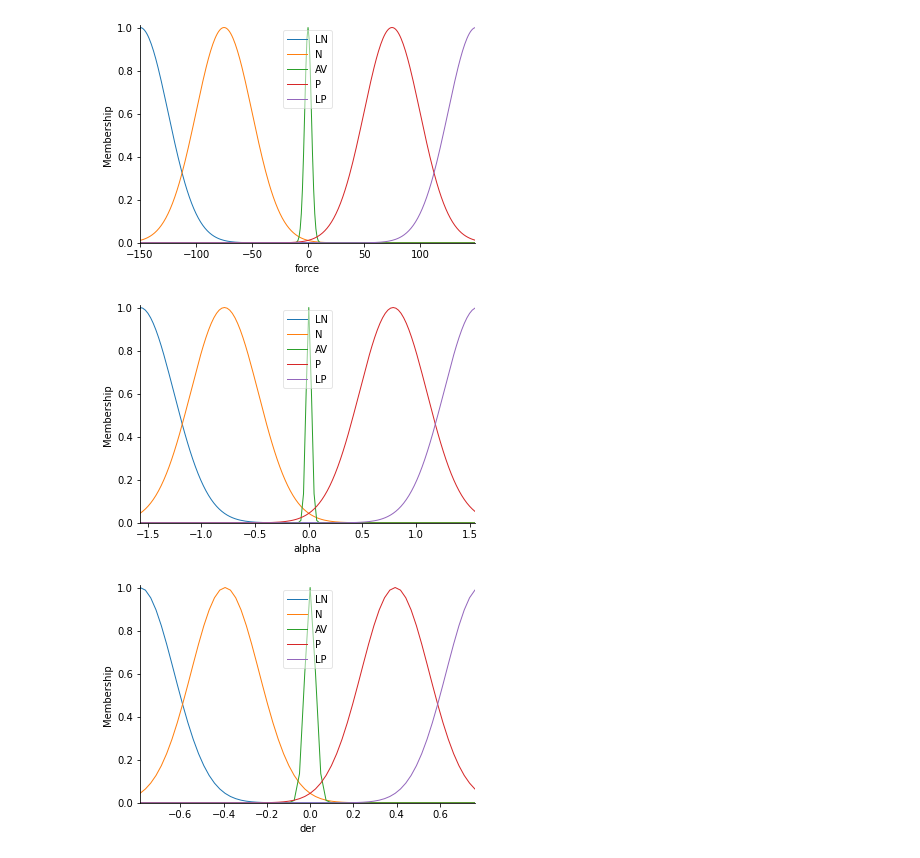
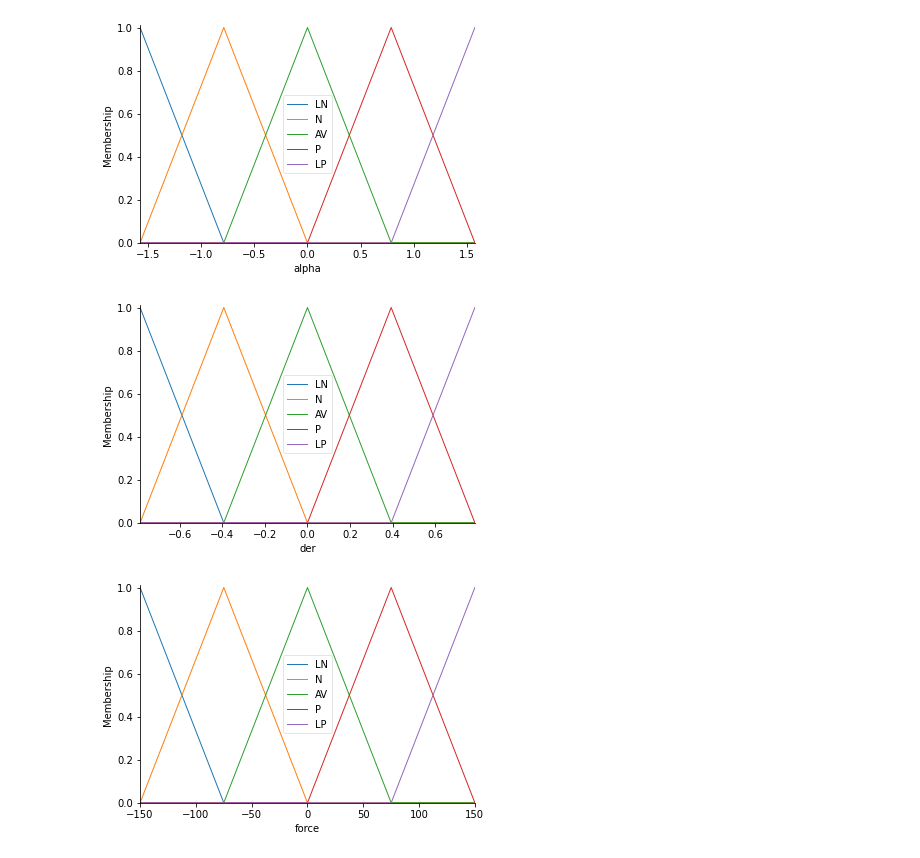
Before and after one commit to haviet12/Date_4_AI, a Jupyter notebook: con_lac_nguoc.ipynb, the cells around one changed output. Saved outputs shown, nothing was run; the diff lists cells and outputs as text; code cells hidden in the pictures.

```diff
--- a/con_lac_nguoc.ipynb
+++ b/con_lac_nguoc.ipynb
@@ -25,47 +25,51 @@ import matplotlib.pyplot as plt
 from mpl_toolkits.mplot3d import Axes3D
 from math import *
 # %%
-a= np.arange(-150,150,1)
-b= np.arange(-pi/2,pi/2,pi/128)
-c= np.arange(-pi/4,pi/4,pi/128)
-force =ctrl.Consequent( a,"force")
-alpha =ctrl.Antecedent(b,"alpha")
-der= ctrl.Antecedent(c,"der")
+alpha=np.linspace(-pi/2,pi/2,61)
+der=np.linspace(-pi/4,pi/4,61)
+force=np.linspace(-150,150,61)
+## tao cac bien dau vao
+force =ctrl.Consequent( force,"force")
+alpha =ctrl.Antecedent(alpha,"alpha")
+der= ctrl.Antecedent(der,"der")
 
 
-## Force
-force["LN"]= fuzz.gaussmf(a,-150,25 )
-# LN = fuzz.gaussmf(x,-150,25) ## gaussmf(x,a,c)
-force["N"]= fuzz.gaussmf(a,-75,25)
-force["AV"] = fuzz.gaussmf(a,0,3)
-force["P"]= fuzz.gaussmf(a,75,25)
-force["LP"]= fuzz.gaussmf(a,150,25)
-force.view()
-## Alpha
-alpha["LN"]=fuzz.gaussmf(b,-pi/2,pi/10)
-alpha["N"]=fuzz.gaussmf(b,-pi/4,pi/10)
-alpha["AV"]=fuzz.gaussmf(b,0,pi/128)
-alpha["P"]=fuzz.gaussmf(b,pi/4,pi/10)
-alpha["LP"]=fuzz.gaussmf(b,pi/2,pi/10)
-alpha.view()
+# ## Force
+# force["LN"]= fuzz.gaussmf(a,-150,25 )
+# # LN = fuzz.gaussmf(x,-150,25) ## gaussmf(x,a,c)
+# force["N"]= fuzz.gaussmf(a,-75,25)
+# force["AV"] = fuzz.gaussmf(a,0,3)
+# force["P"]= fuzz.gaussmf(a,75,25)
+# force["LP"]= fuzz.gaussmf(a,150,25)
+# force.view()
+# ## Alpha
+# alpha["LN"]=fuzz.gaussmf(b,-pi/2,pi/10)
+# alpha["N"]=fuzz.gaussmf(b,-pi/4,pi/10)
+# alpha["AV"]=fuzz.gaussmf(b,0,pi/128)
+# alpha["P"]=fuzz.gaussmf(b,pi/4,pi/10)
+# alpha["LP"]=fuzz.gaussmf(b,pi/2,pi/10)
+# alpha.view()
 
-## Der
-der["LN"]=fuzz.gaussmf(c,-pi/4,pi/20)
-der["N"]=fuzz.gaussmf(c,-pi/8,pi/20)
-der["AV"]=fuzz.gaussmf(c,0,pi/128)
-der["P"]=fuzz.gaussmf(c,pi/8,pi/20)
-der["LP"]=fuzz.gaussmf(c,pi/4,pi/20)
-der.view()
-# plt.figure()
-# plt.plot(universe_force,LN,"b", linewidth =1.5, label ="Large Negative")
-# plt.plot(universe_force,N,"r", linewidth=1.5, label="Negative")
-# plt.plot(universe_force,AV,"y", linewidth=1.5, label="Average")
-# plt.plot(universe_force,P,"g", linewidth=1.5, label="Positive")
-# plt.plot(universe_force,LP,"black", linewidth=1.5, label="Large Positive")
+# ## Der
+# der["LN"]=fuzz.gaussmf(c,-pi/4,pi/20)
+# der["N"]=fuzz.gaussmf(c,-pi/8,pi/20)
+# der["AV"]=fuzz.gaussmf(c,0,pi/128)
+# der["P"]=fuzz.gaussmf(c,pi/8,pi/20)
+# der["LP"]=fuzz.gaussmf(c,pi/4,pi/20)
+# der.view()
-# %% [output]
-[figure, removed]
-[figure, removed]
-[figure, removed]
+# %%
+evaluate =['LN','N','AV','P','LP']
+alpha.automf(names=evaluate)
+der.automf(names=evaluate)
+force.automf(names=evaluate)
+
+alpha.view()
+der.view()
+force.view()
+# %% [output]
+[figure, added]
+[figure, added]
+[figure, added]
 # %%
 rule_1= ctrl.Rule(antecedent=(alpha['LN']&der['P'])|(alpha['LN']&der['LP'])|(alpha['N']&der['P'])|(alpha['N']&der['LP']),consequent=force['LN'],label="Large Negative")
 rule_2= ctrl.Rule(antecedent=(alpha['LN']&der['LN'])|(alpha['LN']&der['N'])|(alpha['LN']&der['AV'])|(alpha['N']&der['LN'])|(alpha["N"]&der["AV"]),consequent=force['N'],label="Negative")
```
Also changed, not shown: parts of 4 cells of this notebook.
